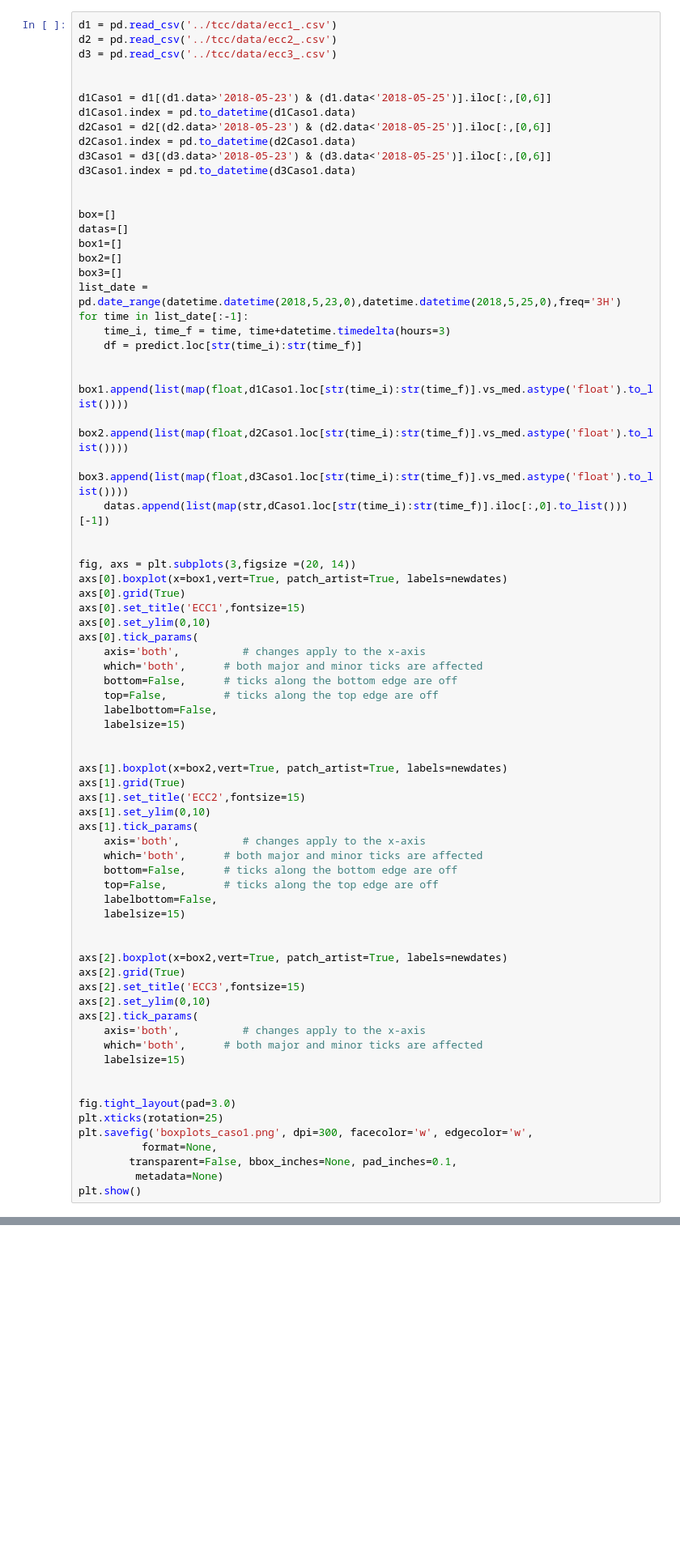
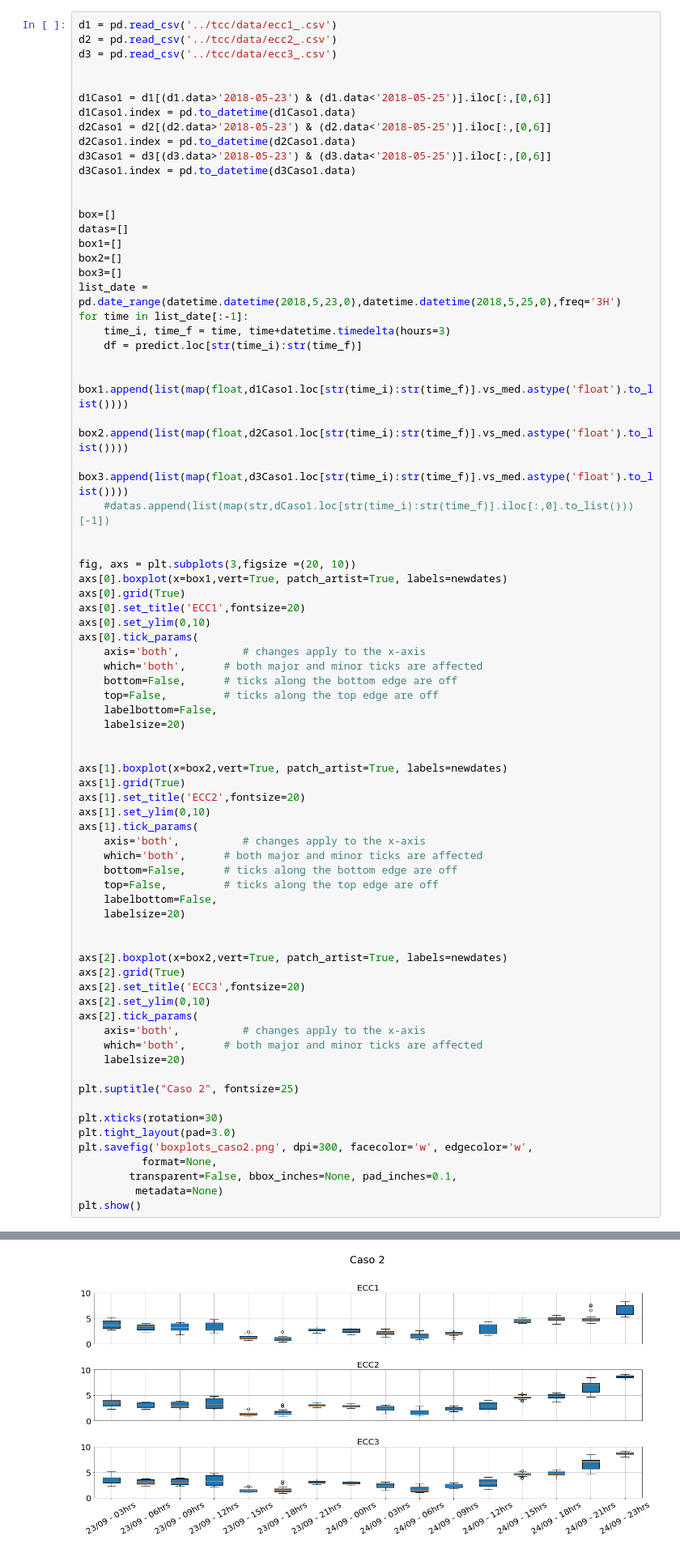
Before and after one commit to lucasdmarten/tcc, a Jupyter notebook: jupyter_scripts/compare_ensembles_obs-caso2.ipynb, the cells around one changed output, grey strips where cells are left out. Shown: that part at 81% size. Saved outputs shown, nothing was run; the diff lists cells and outputs as text; blank space fills up the shorter version.

```diff
--- a/jupyter_scripts/compare_ensembles_obs-caso2.ipynb
+++ b/jupyter_scripts/compare_ensembles_obs-caso2.ipynb
@@ -168,13 +181,13 @@ for time in list_date[:-1]:
     box1.append(list(map(float,d1Caso1.loc[str(time_i):str(time_f)].vs_med.astype('float').to_list())))
     box2.append(list(map(float,d2Caso1.loc[str(time_i):str(time_f)].vs_med.astype('float').to_list())))
     box3.append(list(map(float,d3Caso1.loc[str(time_i):str(time_f)].vs_med.astype('float').to_list())))
-    datas.append(list(map(str,dCaso1.loc[str(time_i):str(time_f)].iloc[:,0].to_list()))[-1])
+    #datas.append(list(map(str,dCaso1.loc[str(time_i):str(time_f)].iloc[:,0].to_list()))[-1])
 
 
-fig, axs = plt.subplots(3,figsize =(20, 14))
+fig, axs = plt.subplots(3,figsize =(20, 10))
 axs[0].boxplot(x=box1,vert=True, patch_artist=True, labels=newdates)
 axs[0].grid(True)
-axs[0].set_title('ECC1',fontsize=15)
+axs[0].set_title('ECC1',fontsize=20)
 axs[0].set_ylim(0,10)
 axs[0].tick_params(
     axis='both',          # changes apply to the x-axis
@@ -182,12 +195,12 @@ axs[0].tick_params(
     bottom=False,      # ticks along the bottom edge are off
     top=False,         # ticks along the top edge are off
     labelbottom=False,
-    labelsize=15)
+    labelsize=20)
 
 
 axs[1].boxplot(x=box2,vert=True, patch_artist=True, labels=newdates)
 axs[1].grid(True)
-axs[1].set_title('ECC2',fontsize=15)
+axs[1].set_title('ECC2',fontsize=20)
 axs[1].set_ylim(0,10)
 axs[1].tick_params(
     axis='both',          # changes apply to the x-axis
@@ -195,22 +208,23 @@ axs[1].tick_params(
     bottom=False,      # ticks along the bottom edge are off
     top=False,         # ticks along the top edge are off
     labelbottom=False,
-    labelsize=15)
+    labelsize=20)
 
 
 axs[2].boxplot(x=box2,vert=True, patch_artist=True, labels=newdates)
 axs[2].grid(True)
-axs[2].set_title('ECC3',fontsize=15)
+axs[2].set_title('ECC3',fontsize=20)
 axs[2].set_ylim(0,10)
 axs[2].tick_params(
     axis='both',          # changes apply to the x-axis
     which='both',      # both major and minor ticks are affected
-    labelsize=15)
+    labelsize=20)
 
+plt.suptitle("Caso 2", fontsize=25)
 
-fig.tight_layout(pad=3.0)
-plt.xticks(rotation=25)
-plt.savefig('boxplots_caso1.png', dpi=300, facecolor='w', edgecolor='w',
+plt.xticks(rotation=30)
+plt.tight_layout(pad=3.0)
+plt.savefig('boxplots_caso2.png', dpi=300, facecolor='w', edgecolor='w',
           format=None,
         transparent=False, bbox_inches=None, pad_inches=0.1,
          metadata=None)
@@ -219,0 +233 @@ IndexError: list index out of range
+[figure, added]
```
Also changed, not shown: parts of 8 cells of this notebook, 25 other files.
